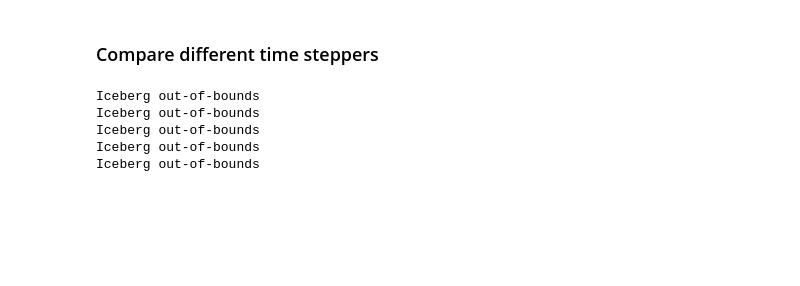
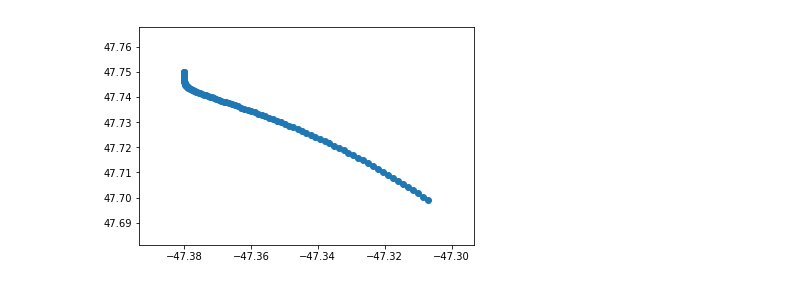
Before and after one commit to evankielley/IceDEF, a Jupyter notebook: notebooks/drift_simulator.ipynb, the cells around one changed output. Drawn from its saved outputs; the diff is of its cells as text; code cells hidden in the pictures; blank space fills up the shorter version.

Commit message:
updated to work with new drift simulation module

```diff
--- a/notebooks/drift_simulator.ipynb
+++ b/notebooks/drift_simulator.ipynb
@@ -0,0 +33,6 @@
+# %%
+ocean_data = metocean.ECMWFOcean(min(iip_berg.history['X']), max(iip_berg.history['X']),
+                         min(iip_berg.history['Y']), max(iip_berg.history['Y']),
+                         iip_berg.history['T'][0], iip_berg.history['T'][-1])
+
+ocean_data.filenames
@@ -0,0 +41,6 @@
+# %%
+atm_data = metocean.ECMWFAtm(min(iip_berg.history['X']), max(iip_berg.history['X']),
+                         min(iip_berg.history['Y']), max(iip_berg.history['Y']),
+                         iip_berg.history['T'][0], iip_berg.history['T'][-1])
+
+atm_data.filenames
@@ -2,0 +51,2 @@
+# %%
+sim = drift_simulation.DriftSimulation(iip_berg, ocean_data, atm_data, drift)
@@ -163,45 +58,5 @@ plot.plot_drift_track_test_case(iip_berg, mod_berg4)
-# %% [markdown]
-### Compare different time steppers
-# %%
-with PdfPages('tsteppers.pdf') as pdf:
-
-    t_step_list = [0.1, 0.2, 0.4, 0.8, 1.6]
-
-    for t_step_hours in t_step_list:
-
-        # Timesteps
-        t0 = iip_berg.history['T'][0]
-        tf = iip_berg.history['T'][-1]
-        dt = t_step_hours
-
-        t_all = timesteppers.get_all_timesteps(t0, tf, dt)
-
-        mod_berg_list = []
-
-        figure = plt.figure()
-        labels = ['Euler', 'AB2', 'AB3', 'AB4']
-        tstepper_list = [timesteppers.euler, timesteppers.ab2, timesteppers.ab3, timesteppers.ab4]
-
-        for indx, tstepper in enumerate(tstepper_list):
-
-            mod_berg = iceberg.clone_iceberg_state(iip_berg)
-            mod_berg = tstepper(mod_berg, ocean_data, atm_data, drift, t_all)
-            mod_berg_list.append(mod_berg)
-
-            # plot drift track if in bounds
-            if not mod_berg.out_of_bounds:
-                plt.scatter(mod_berg.history['X'], mod_berg.history['Y'], label=labels[indx], s=2)
-
-
-        plt.title(f'Iceberg Drift with Timestep of {t_step_hours} hrs')
-        plt.xlabel('Longitude')
-        plt.ylabel('Latitude')
-        plt.legend()
-        pdf.savefig()
-        plt.close()
-# %% [output]
-Iceberg out-of-bounds
-Iceberg out-of-bounds
-Iceberg out-of-bounds
-Iceberg out-of-bounds
-Iceberg out-of-bounds
+# %%
+plt.scatter(sim.history['x'], sim.history['y'])
+plt.show()
+# %% [output]
+[figure, added]
```
Also changed, not shown: parts of 23 cells of this notebook.
